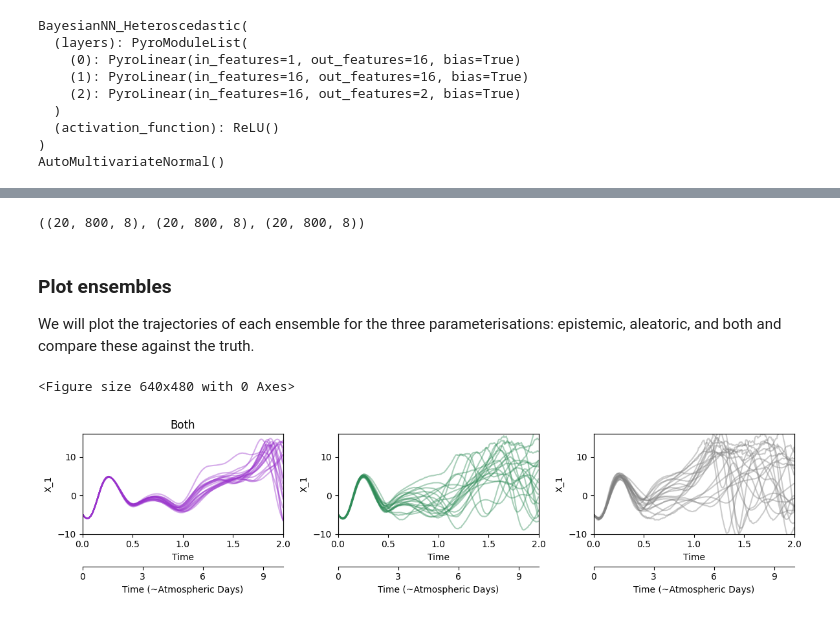
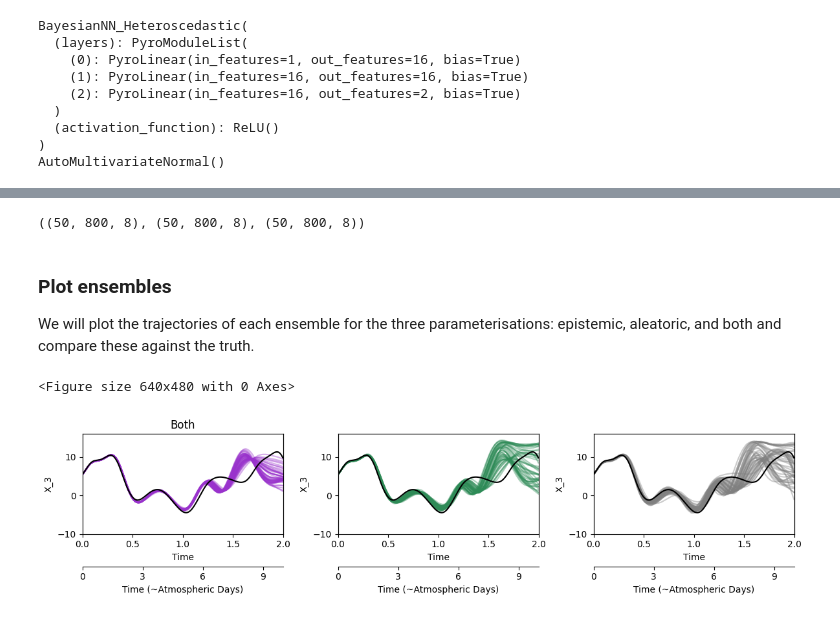
Before and after one commit to lm2612/L96_UQ, a Jupyter notebook: notebooks/5_run_BNN_L96_online_ensembles.ipynb, the cells around one changed output, grey strips where cells are left out. Saved outputs shown, nothing was run; the diff lists cells and outputs as text; code cells hidden in the pictures.

```diff
--- a/notebooks/5_run_BNN_L96_online_ensembles.ipynb
+++ b/notebooks/5_run_BNN_L96_online_ensembles.ipynb
@@ -48,7 +48,7 @@ T = 4
 data_path = f'./outputs/'
 # Load initial conditions and the truth simulation we ran in notebook 3
 X0 = np.load(f'{data_path}/X_init.npy')
-#X_true = np.load(f'{data_path}/X_test_dtf.npy')
+X_true = np.load(f'{data_path}/X_test_dtf.npy')
 # %%
 # Load trained pyro model + guide and the associated variational parameters
 output_dicts = torch.load(f"{data_path}/model_best.pt", weights_only=False)
@@ -103,5 +99,5 @@ Set up AR1 Parameterisation from guide
 # %%
-N_ens = 20
+N_ens = 50
 # Epistemic
 def param_func(x):
     param_sample = guide()
@@ -177,7 +173,7 @@ for n in range(N_ens):
 # %%
 X_both.shape, X_epi.shape, X_ale.shape
 # %% [output]
-((20, 800, 8), (20, 800, 8), (20, 800, 8))
+((50, 800, 8), (50, 800, 8), (50, 800, 8))
 # %% [markdown]
 ### Plot ensembles
 
@@ -185,39 +181,39 @@ We will plot the trajectories of each ensemble for the three parameterisations:
 # %%
 from utils.add_time_axis import add_axis_weather
 
-k = 1
+k = 3
 max_steps = 400
 plt.clf()
 fig, axs = plt.subplots(1, 3, figsize=(12, 3))
 # Epistemic
 for n in range(N_ens):
     axs[0].plot(time[0:max_steps], X_epi[n, 0:max_steps, k],
     alpha=0.4, color="darkorchid")
 axs[0].set_title("Epistemic")
 
 # Aleatoric
 for n in range(N_ens):
     axs[1].plot(time[0:max_steps], X_ale[n, 0:max_steps, k],
     alpha=0.4, color="seagreen")
 axs[0].set_title("Aleatoric")
 
 # Both
 for n in range(N_ens):
     axs[2].plot(time[0:max_steps], X_both[n, 0:max_steps, k],
     alpha=0.4, color="gray")
 axs[0].set_title("Both")
 
 
 # Add truth to all three plots and axis
 for j in range(3):
-    #axs[j].plot(time[0:max_steps], X_true[:max_steps, k],
-    #        label="Truth", alpha=1., color="black")
+    axs[j].plot(time[0:max_steps], X_true[:max_steps, k],
+            label="Truth", alpha=1., color="black")
 
     axs[j].axis(xmin=0, xmax=int(max_steps*dt_f), ymin = -10., ymax=16.)
     axs[j].set_ylabel(f"X_{k}")
     axs[j].set_xlabel("Time")
     add_axis_weather(axs[j], 25, 3)
 plt.tight_layout()
 # %% [output]
 <Figure size 640x480 with 0 Axes>
-[figure, old version]
+[figure, new version]
```
Also changed, not shown: parts of 6 cells of this notebook, 4 other files.
